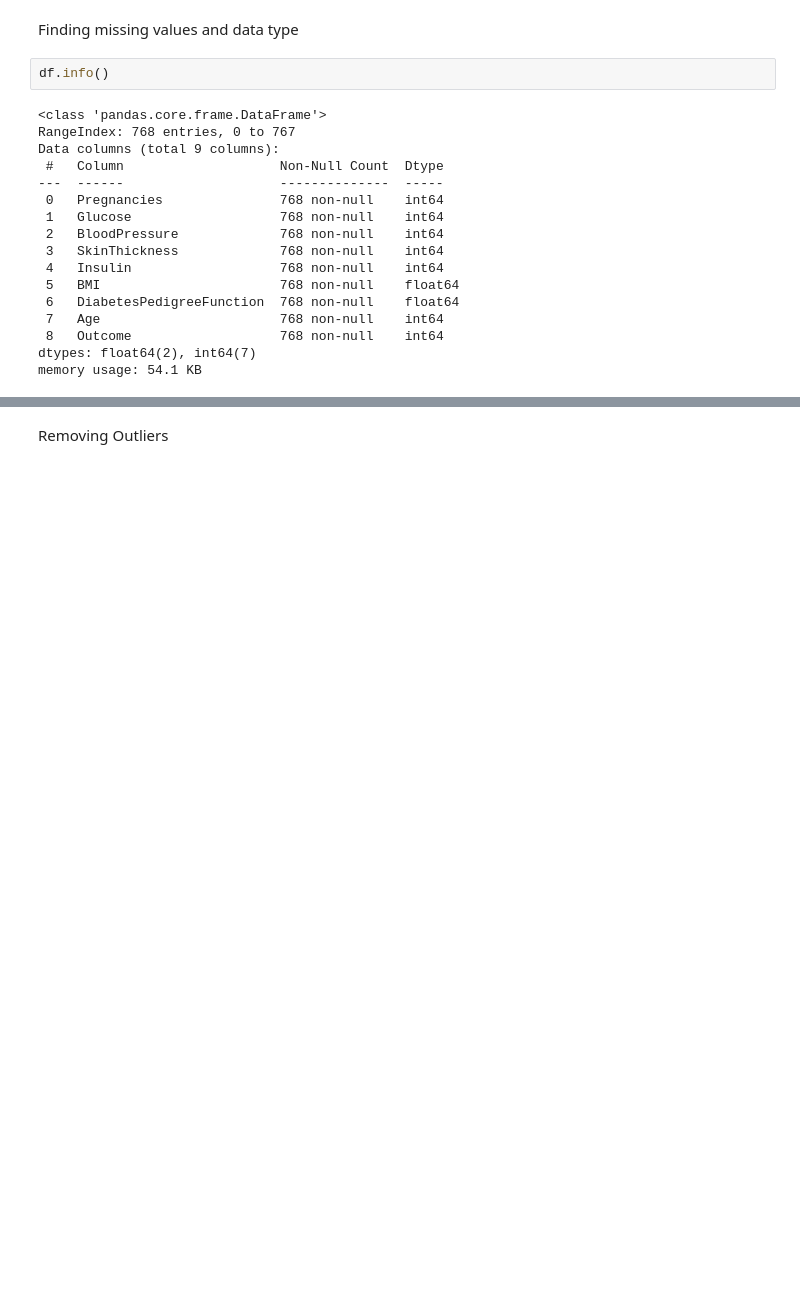
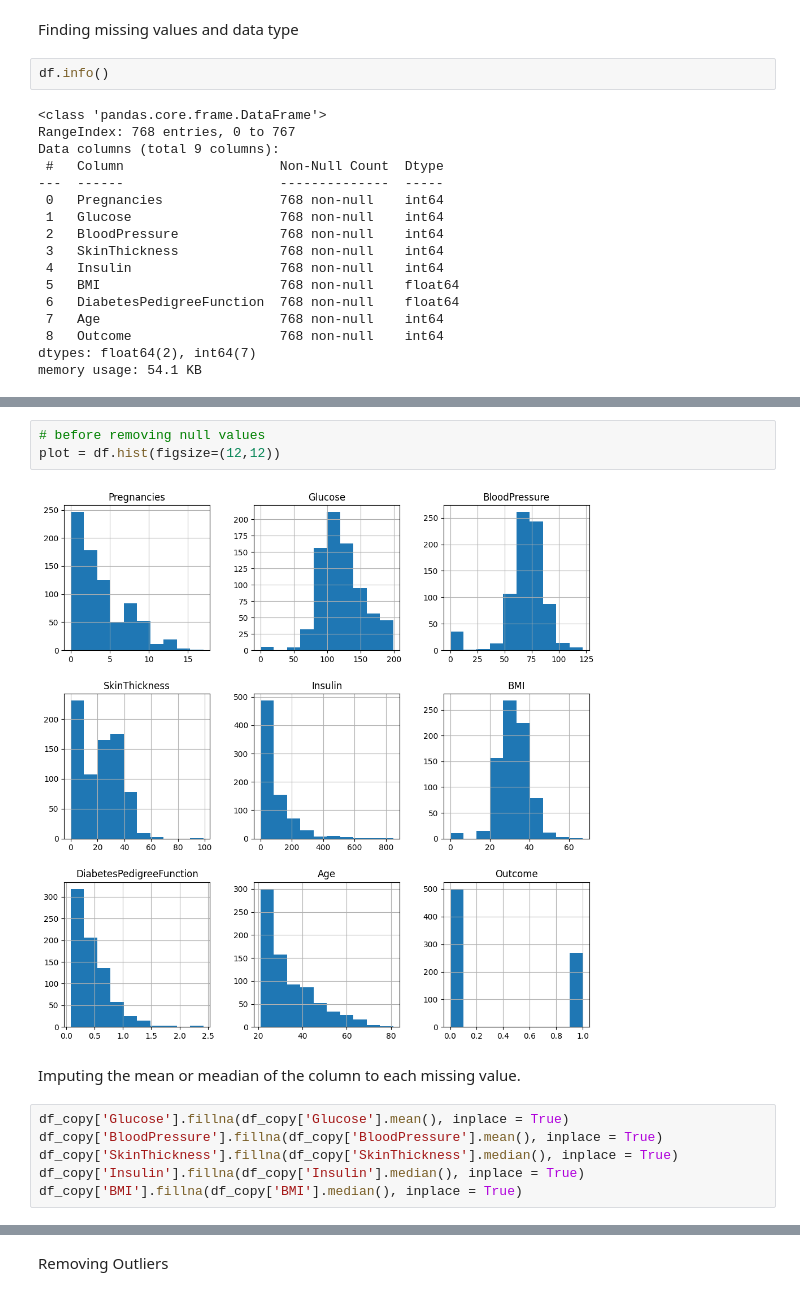
Before and after one commit to it21053528/Machine-learning, a Jupyter notebook: Diabetes/diabetes.ipynb, the cells around one changed output, grey strips where cells are left out. Cells and saved outputs as stored; diff of their text form; blank space fills up the shorter version.

```diff
--- a/Diabetes/diabetes.ipynb
+++ b/Diabetes/diabetes.ipynb
@@ -96,0 +112,13 @@ for label in df.columns[:-1]:
+# %%
+# before removing null values
+plot = df.hist(figsize=(12,12))
+# %% [output]
+[figure, added]
+# %% [markdown]
+Imputing the mean or meadian of the column to each missing value.
+# %%
+df_copy['Glucose'].fillna(df_copy['Glucose'].mean(), inplace = True)
+df_copy['BloodPressure'].fillna(df_copy['BloodPressure'].mean(), inplace = True)
+df_copy['SkinThickness'].fillna(df_copy['SkinThickness'].median(), inplace = True)
+df_copy['Insulin'].fillna(df_copy['Insulin'].median(), inplace = True)
+df_copy['BMI'].fillna(df_copy['BMI'].median(), inplace = True)
```
Also changed, not shown: parts of 35 cells of this notebook, 1 other file.
